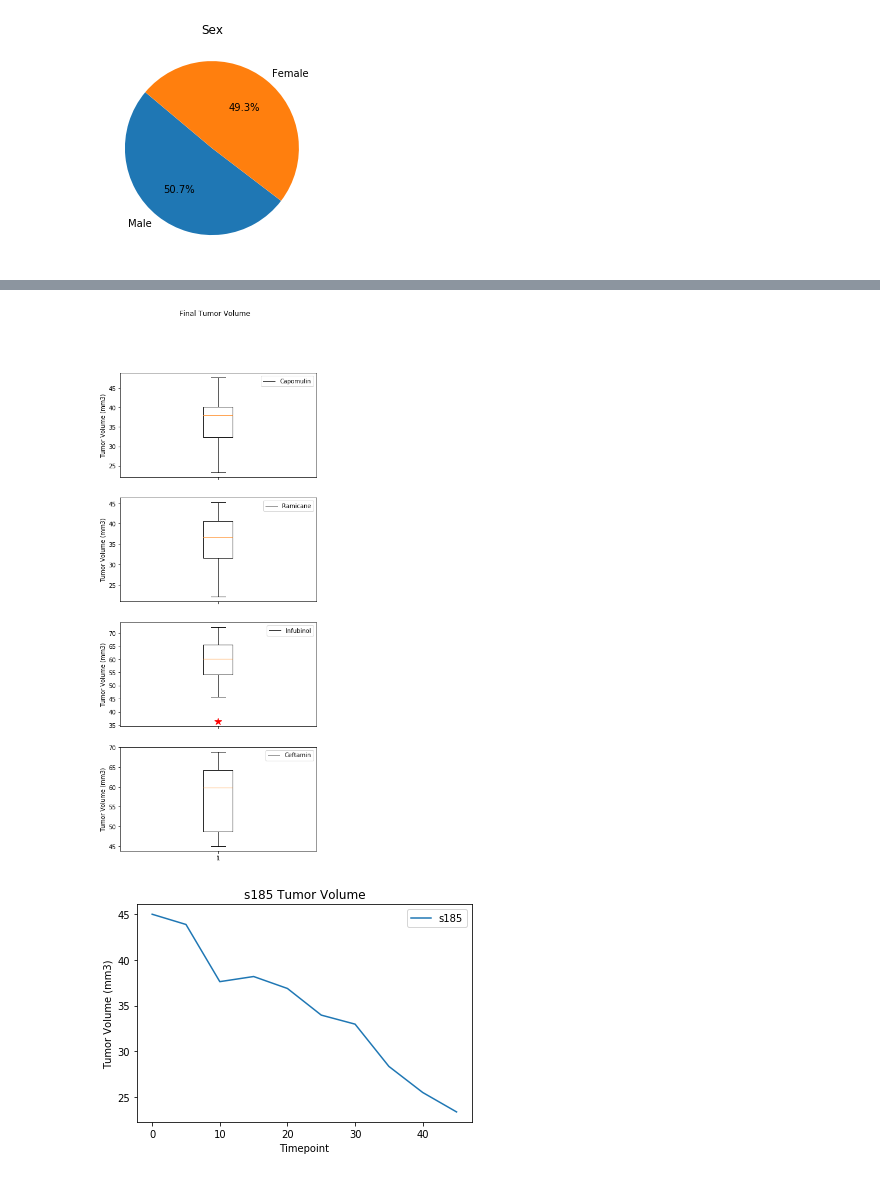
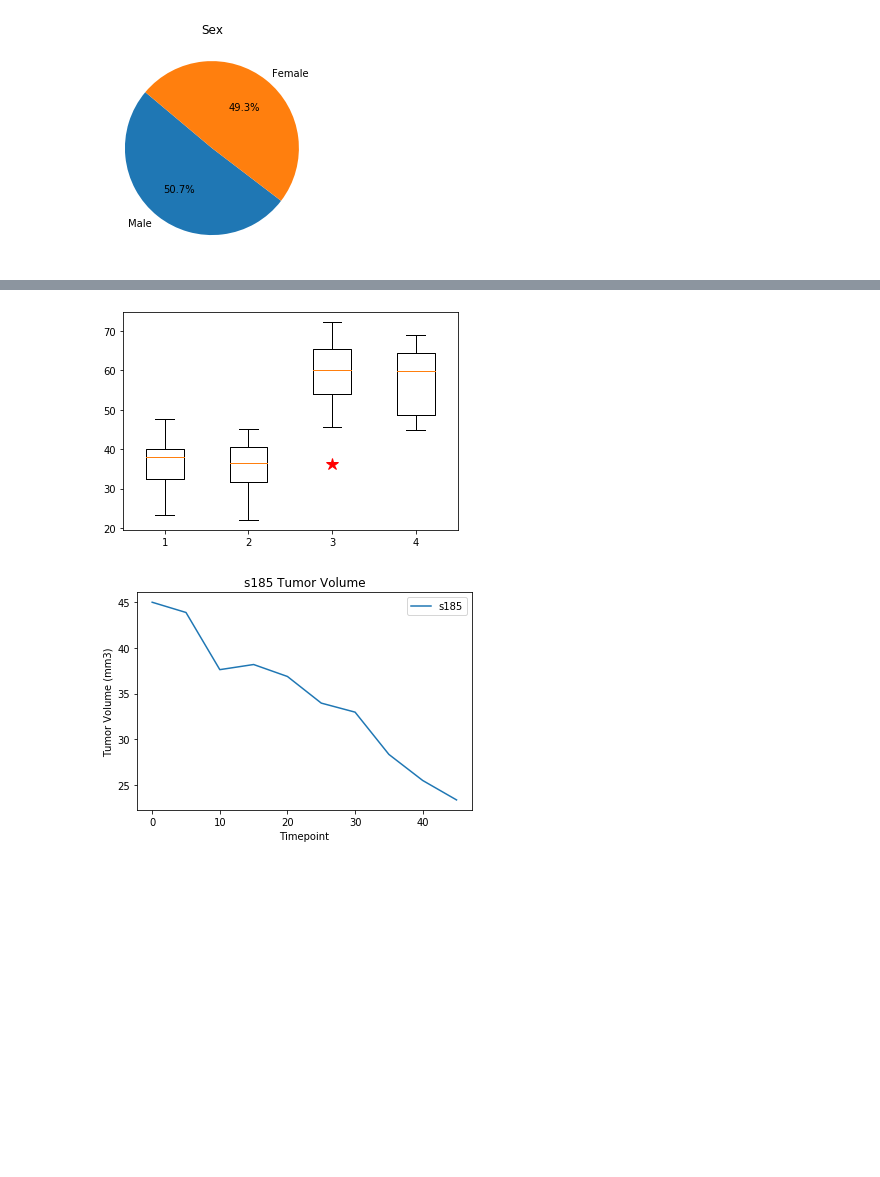
Before and after one commit to hannahduncan/matplotlib-challenge, a Jupyter notebook: Pymaceuticals/main.ipynb, the cells around one changed output, grey strips where cells are left out. Drawn from its saved outputs; the diff is of its cells as text; code cells hidden in the pictures; blank space fills up the shorter version.

```diff
--- a/Pymaceuticals/main.ipynb
+++ b/Pymaceuticals/main.ipynb
@@ -216,34 +214,16 @@ Above 87.67mm3, Below 25.36mm3
 Potential Outlier Mouse IDs: []
 --------------------------------------
 # %%
-#Question: Are we making a facet plot of box & whiskers?
-
-
 # Generate a box plot of the final tumor volume of each mouse across the top 4 drugs in single figure
-fig1, (ax1,ax2,ax3,ax4) = plt.subplots(4, sharex=True, figsize = (6,15))
-fig1.suptitle("Final Tumor Volume")
 
 flierprops = dict(marker='*', markerfacecolor='r', markersize=12, markeredgecolor='r')
 
-ax1.set_ylabel("Tumor Volume (mm3)")
-ax1.boxplot(Capomulin_tumorvol, sym="*", flierprops=flierprops)
-ax1.legend(["Capomulin"])
 
-ax2.set_ylabel("Tumor Volume (mm3)")
-ax2.boxplot(Ramicane_tumorvol, sym="*", flierprops=flierprops)
-ax2.legend(["Ramicane"])
-
-ax3.set_ylabel("Tumor Volume (mm3)")
-ax3.boxplot(Infubinol_tumorvol, sym="*", flierprops=flierprops)
-ax3.legend(["Infubinol"])
-
-ax4.set_ylabel("Tumor Volume (mm3)")
-ax4.boxplot(Ceftamin_tumorvol, sym="*", flierprops=flierprops)
-ax4.legend(["Ceftamin"])
+plt.boxplot([Capomulin_tumorvol,Ramicane_tumorvol,Infubinol_tumorvol,Ceftamin_tumorvol], flierprops=flierprops)
 
 plt.show()
 # %% [output]
-[figure, old version]
+[figure, new version]
 # %%
 # Generate a line plot of tumor volume vs timepoint for a mouse treated with Capomulin (s185)
 cap_overall_df = study_merged_df.loc[study_merged_df["Drug Regimen"] == "Capomulin"]
```
Also changed, not shown: parts of 1 cell of this notebook, 1 other file.
